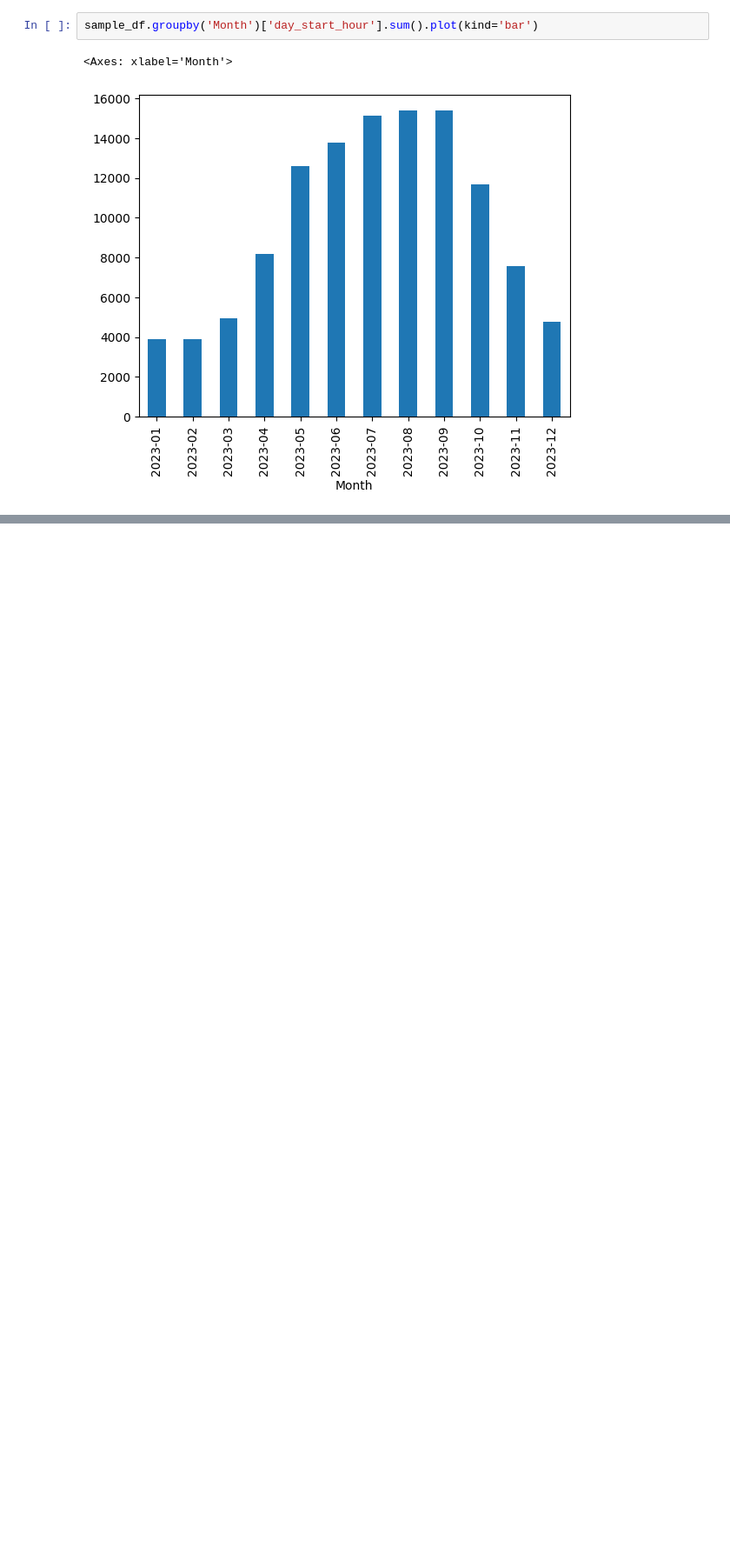
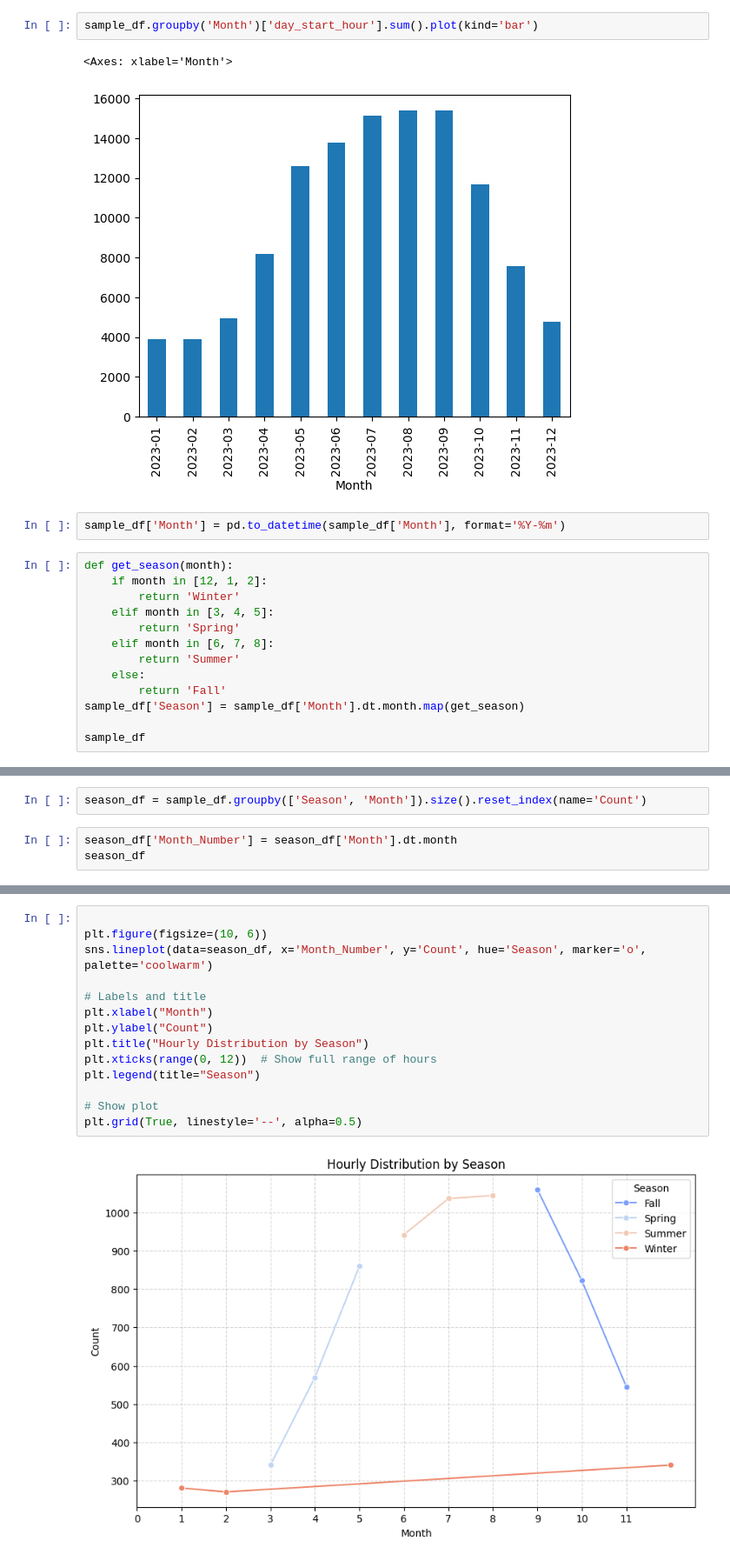
Before and after one commit to ConstCorrectness/toronto-bikeshare-2024, a Jupyter notebook: main.ipynb, the cells around one changed output, grey strips where cells are left out. Shown at 87% size. Saved outputs shown, nothing was run; the diff lists cells and outputs as text; blank space fills up the shorter version.

Commit message:
added hourly distribution by season line graph

```diff
--- a/main.ipynb
+++ b/main.ipynb
@@ -603,3 +604,18 @@ sample_df.groupby('Month')['day_start_hour'].sum().plot(kind='bar')
 # %% [output]
 <Axes: xlabel='Month'>
 [figure]
+# %%
+sample_df['Month'] = pd.to_datetime(sample_df['Month'], format='%Y-%m')
+# %%
+def get_season(month):
+    if month in [12, 1, 2]:
+        return 'Winter'
+    elif month in [3, 4, 5]:
+        return 'Spring'
+    elif month in [6, 7, 8]:
+        return 'Summer'
+    else:
+        return 'Fall'
+sample_df['Season'] = sample_df['Month'].dt.month.map(get_season)
+
+sample_df
@@ -605,0 +638,5 @@ sample_df.groupby('Month')['day_start_hour'].sum().plot(kind='bar')
+# %%
+season_df = sample_df.groupby(['Season', 'Month']).size().reset_index(name='Count')
+# %%
+season_df['Month_Number'] = season_df['Month'].dt.month
+season_df
@@ -605,0 +657,16 @@ sample_df.groupby('Month')['day_start_hour'].sum().plot(kind='bar')
+# %%
+
+plt.figure(figsize=(10, 6))
+sns.lineplot(data=season_df, x='Month_Number', y='Count', hue='Season', marker='o', palette='coolwarm')
+
+# Labels and title
+plt.xlabel("Month")
+plt.ylabel("Count")
+plt.title("Hourly Distribution by Season")
+plt.xticks(range(0, 12))  # Show full range of hours
+plt.legend(title="Season")
+
+# Show plot
+plt.grid(True, linestyle='--', alpha=0.5)
+# %% [output]
+[figure, added]
```
Also changed, not shown: parts of 5 cells of this notebook, 2 other files.
